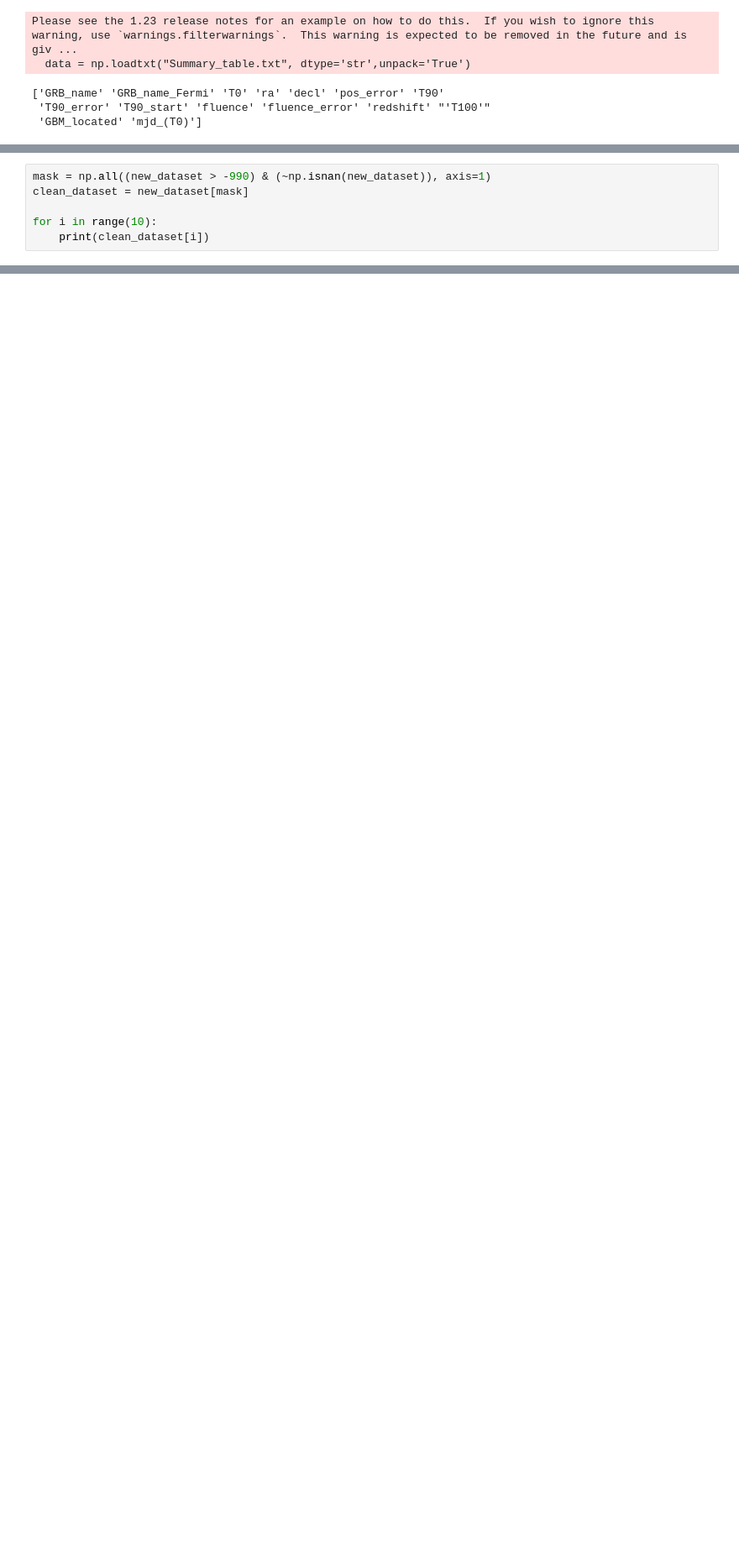
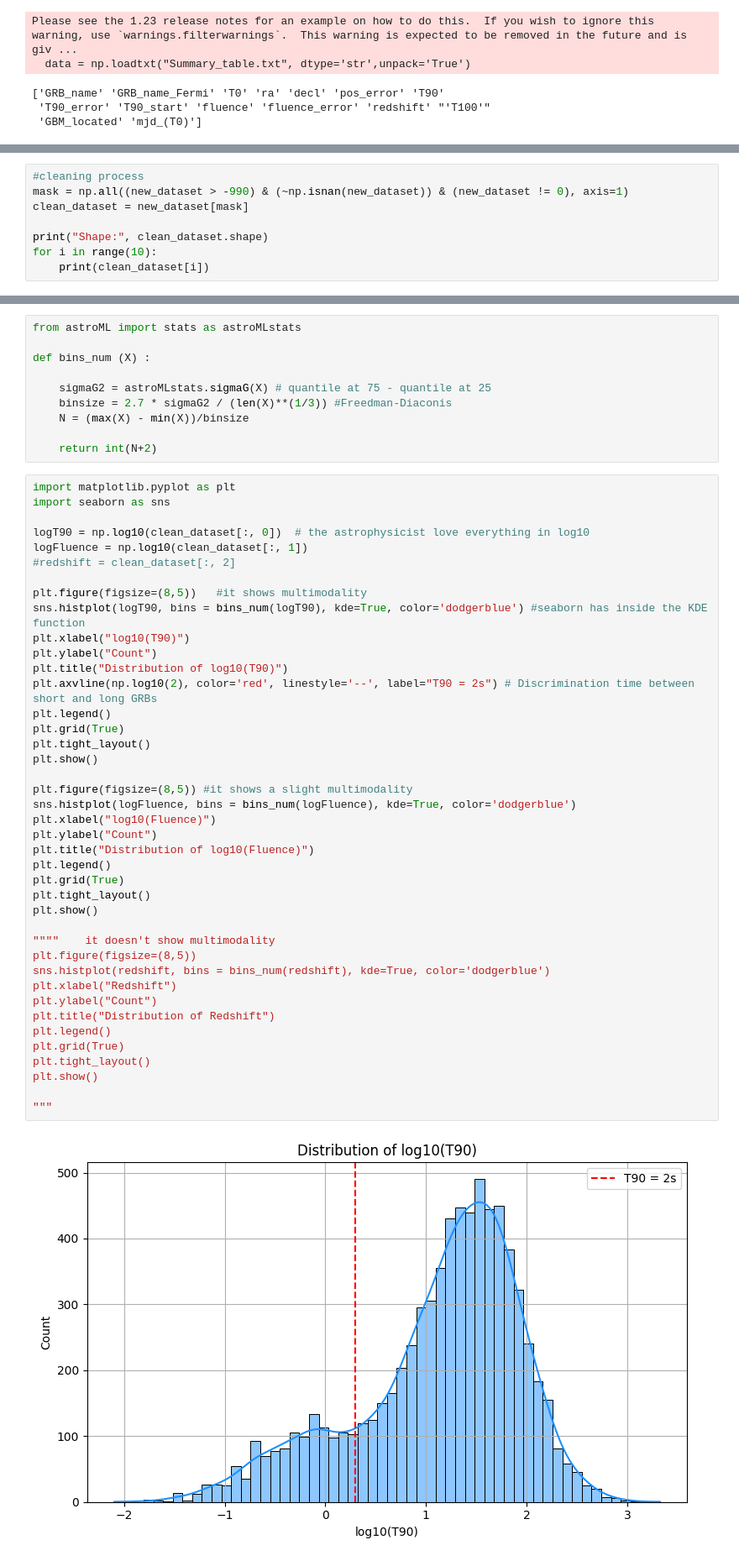
Before and after one commit to oblivion0218/ES_AstroStatistic, a Jupyter notebook: Riccardo_Bossi/lez 14/gamma.ipynb, the cells around one changed output, grey strips where cells are left out. Shown at 84% size. Cells and saved outputs as stored; diff of their text form; blank space fills up the shorter version.

```diff
--- a/Riccardo_Bossi/lez 14/gamma.ipynb
+++ b/Riccardo_Bossi/lez 14/gamma.ipynb
@@ -55,7 +53,9 @@ Prima riga: [-999. -999. -999. -999.]
 # %%
-mask = np.all((new_dataset > -990) & (~np.isnan(new_dataset)), axis=1)
+#cleaning process
+mask = np.all((new_dataset > -990) & (~np.isnan(new_dataset)) & (new_dataset != 0), axis=1)
 clean_dataset = new_dataset[mask]
 
+print("Shape:", clean_dataset.shape)
 for i in range(10):
     print(clean_dataset[i])
 # %% [output]
@@ -71,0 +73,53 @@ Prima riga: [4.4288e+01 1.8640e+00 3.6439e-06 2.4630e-08]
+# %%
+from astroML import stats as astroMLstats
+
+def bins_num (X) :
+
+    sigmaG2 = astroMLstats.sigmaG(X) # quantile at 75 - quantile at 25
+    binsize = 2.7 * sigmaG2 / (len(X)**(1/3)) #Freedman-Diaconis
+    N = (max(X) - min(X))/binsize
+
+    return int(N+2)
+# %%
+import matplotlib.pyplot as plt
+import seaborn as sns
+
+logT90 = np.log10(clean_dataset[:, 0])  # the astrophysicist love everything in log10
+logFluence = np.log10(clean_dataset[:, 1])
+#redshift = clean_dataset[:, 2]
+
+plt.figure(figsize=(8,5))   #it shows multimodality
+sns.histplot(logT90, bins = bins_num(logT90), kde=True, color='dodgerblue') #seaborn has inside the KDE function
+plt.xlabel("log10(T90)")
+plt.ylabel("Count")
+plt.title("Distribution of log10(T90)")
+plt.axvline(np.log10(2), color='red', linestyle='--', label="T90 = 2s") # Discrimination time between short and long GRBs
+plt.legend()
+plt.grid(True)
+plt.tight_layout()
+plt.show()
+
+plt.figure(figsize=(8,5)) #it shows a slight multimodality
+sns.histplot(logFluence, bins = bins_num(logFluence), kde=True, color='dodgerblue')
+plt.xlabel("log10(Fluence)")
+plt.ylabel("Count")
+plt.title("Distribution of log10(Fluence)")
+plt.legend()
+plt.grid(True)
+plt.tight_layout()
+plt.show()
+
+""""    it doesn't show multimodality
+plt.figure(figsize=(8,5))
+sns.histplot(redshift, bins = bins_num(redshift), kde=True, color='dodgerblue')
+plt.xlabel("Redshift")
+plt.ylabel("Count")
+plt.title("Distribution of Redshift")
+plt.legend()
+plt.grid(True)
+plt.tight_layout()
+plt.show()
+
+"""
+# %% [output]
+[figure, added]
```
Also changed, not shown: parts of 11 cells of this notebook, 3 other files.
